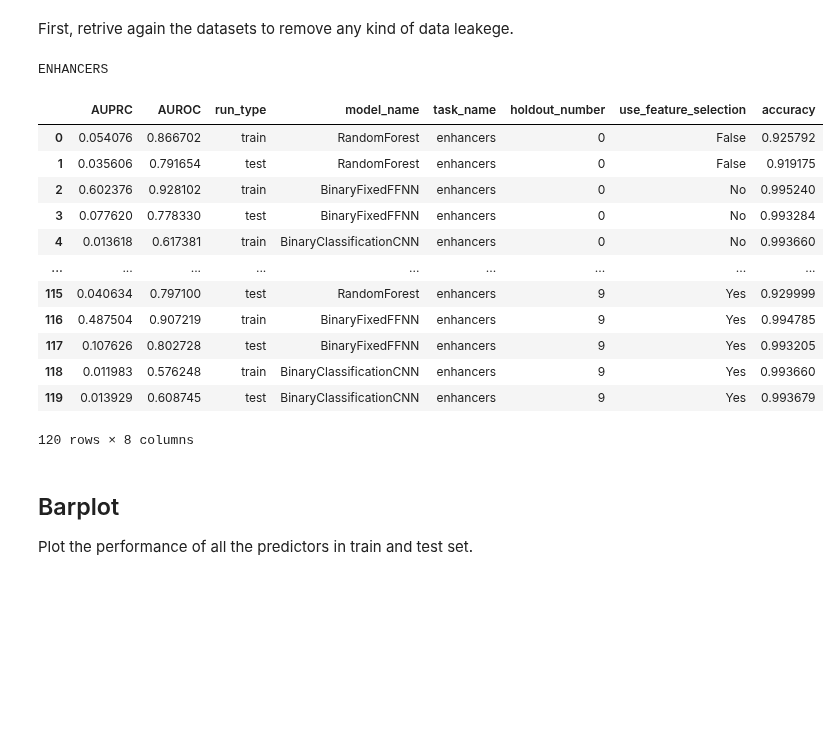
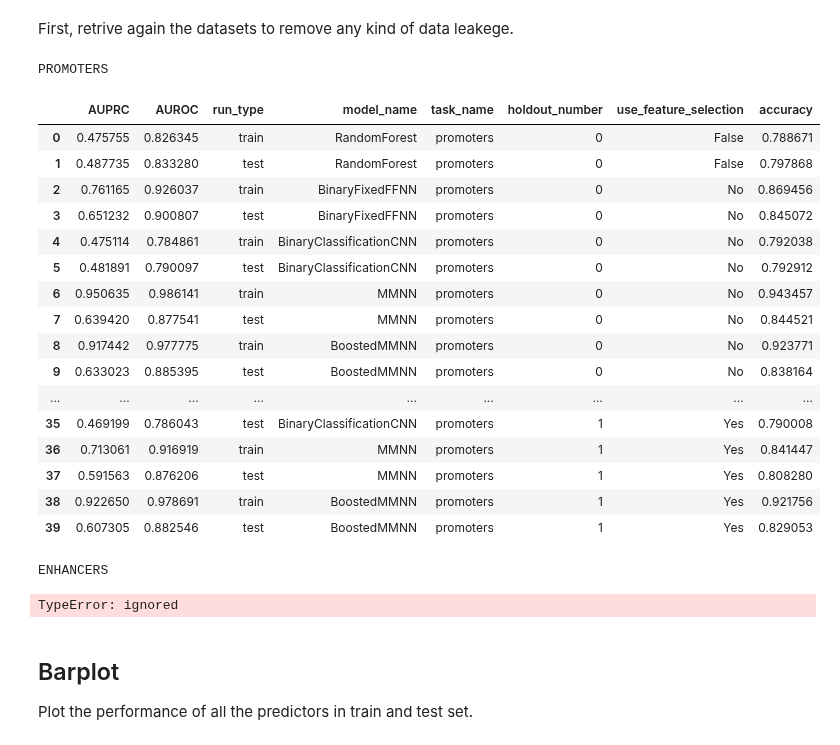
Before and after one commit to Stefano-t/multimodal-k562-cell-line-prediction, a Jupyter notebook: k562_prediction.ipynb, the cells around one changed output. Drawn from its saved outputs; the diff is of its cells as text; code cells hidden in the pictures; blank space fills up the shorter version.

```diff
--- a/k562_prediction.ipynb
+++ b/k562_prediction.ipynb
@@ -824,7 +858,7 @@ def train_model(model: Model,
 
     common_informations = {
         "model_name": model_name,
-        "task_name": task_name,
+        "task_name": task,
         "holdout_number": holdout_number,
         "use_feature_selection": "Yes" if use_feature_selection else "No",
     }
@@ -864,7 +897,7 @@ from multiprocess import cpu_count
 def build_random_forest(n_estimators: int = 100,
                         max_depth: int = 5,
                         min_samples_leaf: int = 100,
-                        verbose=False,
+                        verbose: bool = False,
                         random_state: int = 12345) -> RandomForestClassifier:
     return RandomForestClassifier(
         class_weight="balanced_subsample",
@@ -873,7 +906,7 @@ def build_random_forest(n_estimators: int = 100,
         min_samples_leaf=min_samples_leaf,
         n_jobs=cpu_count(),
         verbose=verbose,
-        random_state=random_state
+        random_state=random_state,
     )
 # %% [markdown]
 ## Feed-Forward Neural Network
@@ -992,6 +1007,7 @@ def build_binary_classification_mmnn(
     input_sequence_data: Optional[Layer] = None,
     last_hidden_ffnn: Optional[Layer] = None,
     last_hidden_cnn: Optional[Layer] = None,
+    regression: bool = False,
 )-> Model:
     """Returns Multi-Modal Neural Network model for binary classification.
 
@@ -1055,10 +1071,13 @@ def build_binary_classification_mmnn(
         )
 
     if input_shape is not None:
-        _, input_epigenomic_data, last_hidden_ffnn = build_fixed_ffnn(input_shape)
+        _, input_epigenomic_data, last_hidden_ffnn = build_fixed_ffnn(
+            input_shape,
+            regression)
 
     if window_size is not None:
-        _, input_sequence_data, last_hidden_cnn = build_fixed_cnn(window_size)
+        _, input_sequence_data, last_hidden_cnn = build_fixed_cnn(window_size,
+                                                                  regression)
 
     concatenation_layer = Concatenate()([
         last_hidden_ffnn,
@@ -1066,18 +1085,27 @@ def build_binary_classification_mmnn(
     ])
 
     last_hidden_mmnn = Dense(64, activation="relu")(concatenation_layer)
-    output_mmnn = Dense(1, activation="sigmoid")(last_hidden_mmnn)
+    if regression:
+        output_mmnn = Dense(1, activation="linear")(last_hidden_mmnn)
+    else:
+        output_mmnn = Dense(1, activation="sigmoid")(last_hidden_mmnn)
 
-    mmnn = Model(
-        inputs=[input_epigenomic_data, input_sequence_data],
-        outputs=output_mmnn,
-        name="BoostedMMNN" if input_shape is None else "MMNN"
-    )
+    name = []
+    if regression:
+        name.append("Regression")
+    if input_shape is None:
+        name.append("BoostedMMNN")
+    else:
+        name.append("MMNN")
+
+    mmnn = Model(inputs=[input_epigenomic_data, input_sequence_data],
+                 outputs=output_mmnn,
+                 name=''.join(name))
 
     mmnn.compile(
         optimizer="nadam",
-        loss="binary_crossentropy",
-        metrics=get_minimal_multiclass_metrics()
+        loss="mse" if regression else "binary_crossentropy",
+        metrics=["mse"] if regression else get_minimal_multiclass_metrics()
     )
 
     return mmnn
@@ -1245,7 +1273,7 @@ labels = {
 # %%
 from sklearn.model_selection import StratifiedShuffleSplit
 
-n_splits = 10
+n_splits = 2
 test_size = 0.2
 random_state = 9012
 
@@ -1362,32 +1403,38 @@ for task_name, X in epigenomes.items():
 # %%
 from IPython.display import display
 
 # join the 'accuracy' columns, since training a Keras Model and a Random Forest
 # gives diffent names for the same metric.
-for region, X in all_performance_history.items():
+for region, X in all_performance_classification.items():
     print(region.upper())
     X["accuracy"] = X["accuracy"].fillna(0) + X["Accuracy"].fillna(0)
     X.reset_index(drop=True, inplace=True)
     X.drop(["Accuracy", "loss", "recall", "precision"],
            axis=1,
            inplace=True,
            errors="ignore")
     display(X)
 # %% [output]
-ENHANCERS
+PROMOTERS
 |  | AUPRC | AUROC | run_type | model_name | task_name | holdout_number | use_feature_selection | accuracy |
-| 0 | 0.054076 | 0.866702 | train | RandomForest | enhancers | 0 | False | 0.925792 |
-| 1 | 0.035606 | 0.791654 | test | RandomForest | enhancers | 0 | False | 0.919175 |
-| 2 | 0.602376 | 0.928102 | train | BinaryFixedFFNN | enhancers | 0 | No | 0.995240 |
-| 3 | 0.077620 | 0.778330 | test | BinaryFixedFFNN | enhancers | 0 | No | 0.993284 |
-| 4 | 0.013618 | 0.617381 | train | BinaryClassificationCNN | enhancers | 0 | No | 0.993660 |
+| 0 | 0.475755 | 0.826345 | train | RandomForest | promoters | 0 | False | 0.788671 |
+| 1 | 0.487735 | 0.833280 | test | RandomForest | promoters | 0 | False | 0.797868 |
+| 2 | 0.761165 | 0.926037 | train | BinaryFixedFFNN | promoters | 0 | No | 0.869456 |
+| 3 | 0.651232 | 0.900807 | test | BinaryFixedFFNN | promoters | 0 | No | 0.845072 |
+| 4 | 0.475114 | 0.784861 | train | BinaryClassificationCNN | promoters | 0 | No | 0.792038 |
+| 5 | 0.481891 | 0.790097 | test | BinaryClassificationCNN | promoters | 0 | No | 0.792912 |
+| 6 | 0.950635 | 0.986141 | train | MMNN | promoters | 0 | No | 0.943457 |
+| 7 | 0.639420 | 0.877541 | test | MMNN | promoters | 0 | No | 0.844521 |
+| 8 | 0.917442 | 0.977775 | train | BoostedMMNN | promoters | 0 | No | 0.923771 |
+| 9 | 0.633023 | 0.885395 | test | BoostedMMNN | promoters | 0 | No | 0.838164 |
 | ... | ... | ... | ... | ... | ... | ... | ... | ... |
-| 115 | 0.040634 | 0.797100 | test | RandomForest | enhancers | 9 | Yes | 0.929999 |
-| 116 | 0.487504 | 0.907219 | train | BinaryFixedFFNN | enhancers | 9 | Yes | 0.994785 |
-| 117 | 0.107626 | 0.802728 | test | BinaryFixedFFNN | enhancers | 9 | Yes | 0.993205 |
-| 118 | 0.011983 | 0.576248 | train | BinaryClassificationCNN | enhancers | 9 | Yes | 0.993660 |
-| 119 | 0.013929 | 0.608745 | test | BinaryClassificationCNN | enhancers | 9 | Yes | 0.993679 |
+| 35 | 0.469199 | 0.786043 | test | BinaryClassificationCNN | promoters | 1 | Yes | 0.790008 |
+| 36 | 0.713061 | 0.916919 | train | MMNN | promoters | 1 | Yes | 0.841447 |
+| 37 | 0.591563 | 0.876206 | test | MMNN | promoters | 1 | Yes | 0.808280 |
+| 38 | 0.922650 | 0.978691 | train | BoostedMMNN | promoters | 1 | Yes | 0.921756 |
+| 39 | 0.607305 | 0.882546 | test | BoostedMMNN | promoters | 1 | Yes | 0.829053 |
-120 rows × 8 columns
+ENHANCERS
+TypeError: ignored
 # %% [markdown]
 ## Barplot
 
```
Also changed, not shown: parts of 22 cells of this notebook, 1 other file.
